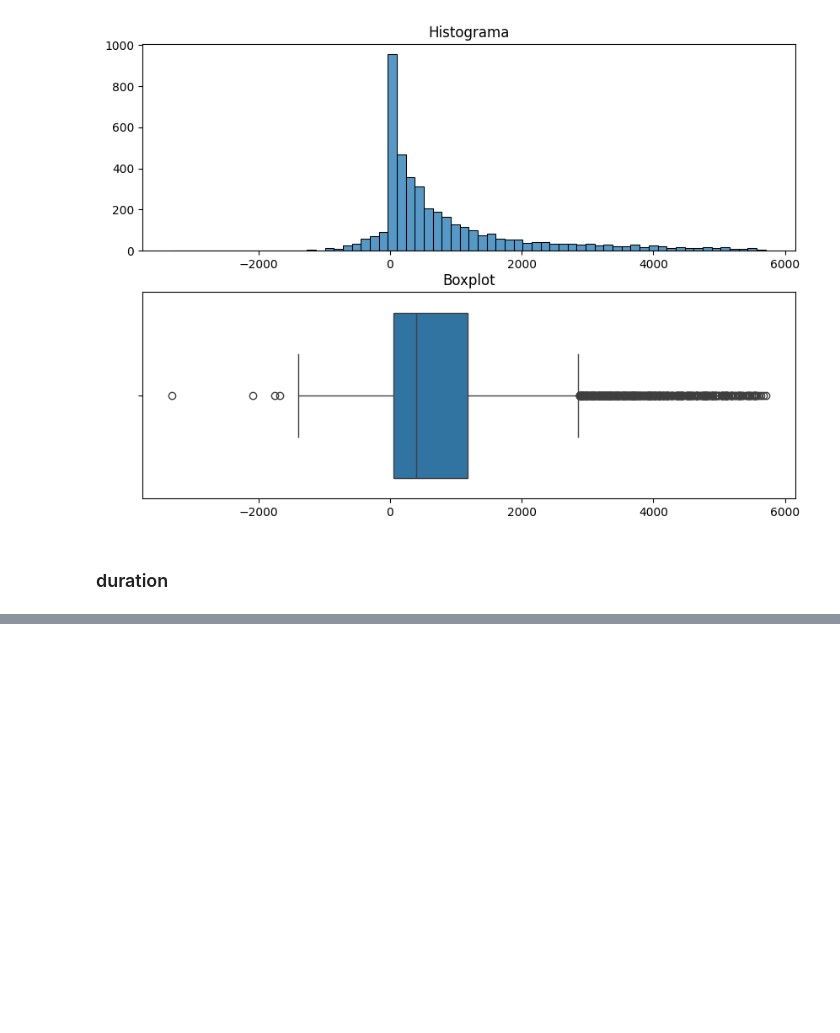
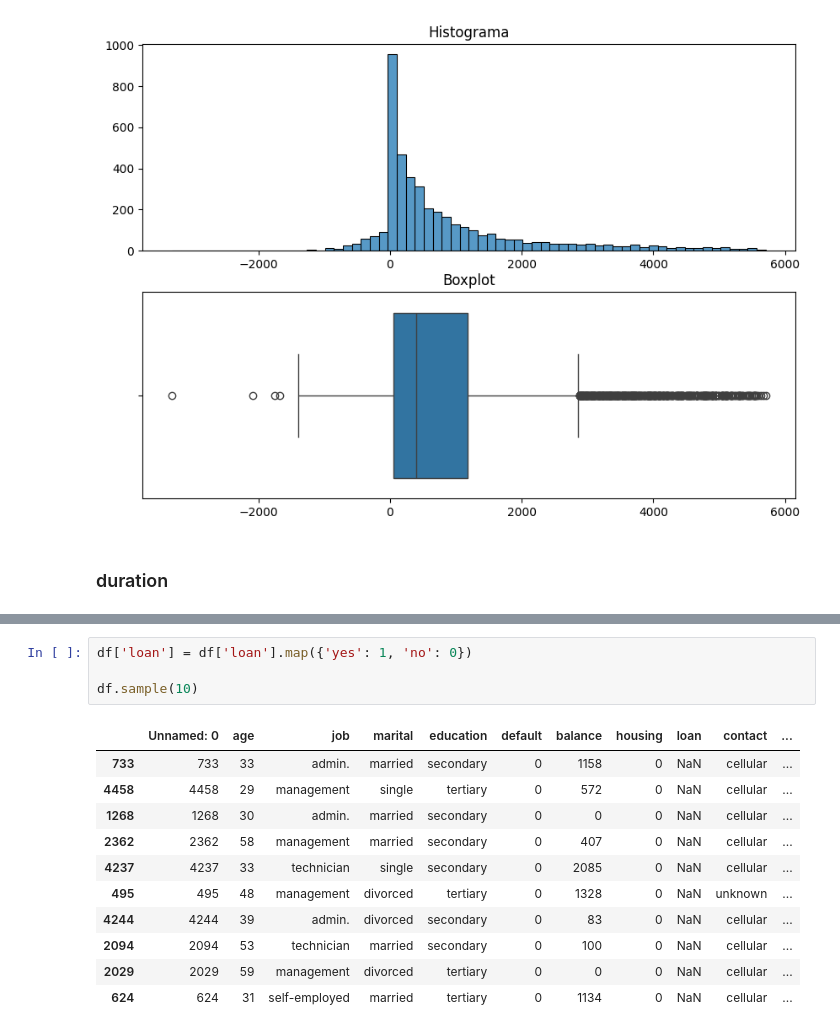
Before and after one commit to ptoledoc7/Prueba, a Jupyter notebook: Trabajo_final.ipynb, the cells around one changed output, grey strips where cells are left out. Cells and saved outputs as stored; diff of their text form; blank space fills up the shorter version.

```diff
--- a/Trabajo_final.ipynb
+++ b/Trabajo_final.ipynb
@@ -551,0 +628,16 @@ plot_hist_box(df1, 'duration')
+# %%
+df['loan'] = df['loan'].map({'yes': 1, 'no': 0})
+
+df.sample(10)
+# %% [output]
+|  | Unnamed: 0 | age | job | marital | education | default | balance | housing | loan | contact | ... |
+| 733 | 733 | 33 | admin. | married | secondary | 0 | 1158 | 0 | NaN | cellular | ... |
+| 4458 | 4458 | 29 | management | single | tertiary | 0 | 572 | 0 | NaN | cellular | ... |
+| 1268 | 1268 | 30 | admin. | married | secondary | 0 | 0 | 0 | NaN | cellular | ... |
+| 2362 | 2362 | 58 | management | married | secondary | 0 | 407 | 0 | NaN | cellular | ... |
+| 4237 | 4237 | 33 | technician | single | secondary | 0 | 2085 | 0 | NaN | cellular | ... |
+| 495 | 495 | 48 | management | divorced | tertiary | 0 | 1328 | 0 | NaN | unknown | ... |
+| 4244 | 4244 | 39 | admin. | divorced | secondary | 0 | 83 | 0 | NaN | cellular | ... |
+| 2094 | 2094 | 53 | technician | married | secondary | 0 | 100 | 0 | NaN | cellular | ... |
+| 2029 | 2029 | 59 | management | divorced | tertiary | 0 | 0 | 0 | NaN | cellular | ... |
+| 624 | 624 | 31 | self-employed | married | tertiary | 0 | 1134 | 0 | NaN | cellular | ... |
```
Also changed, not shown: parts of 17 cells of this notebook.
